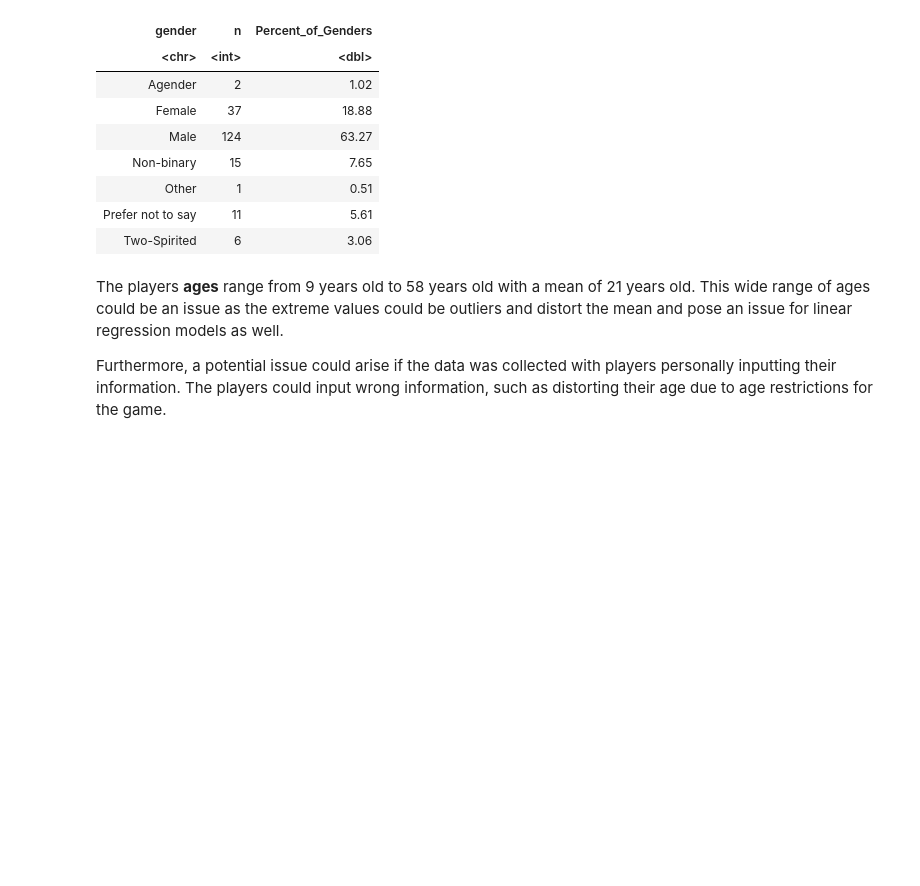
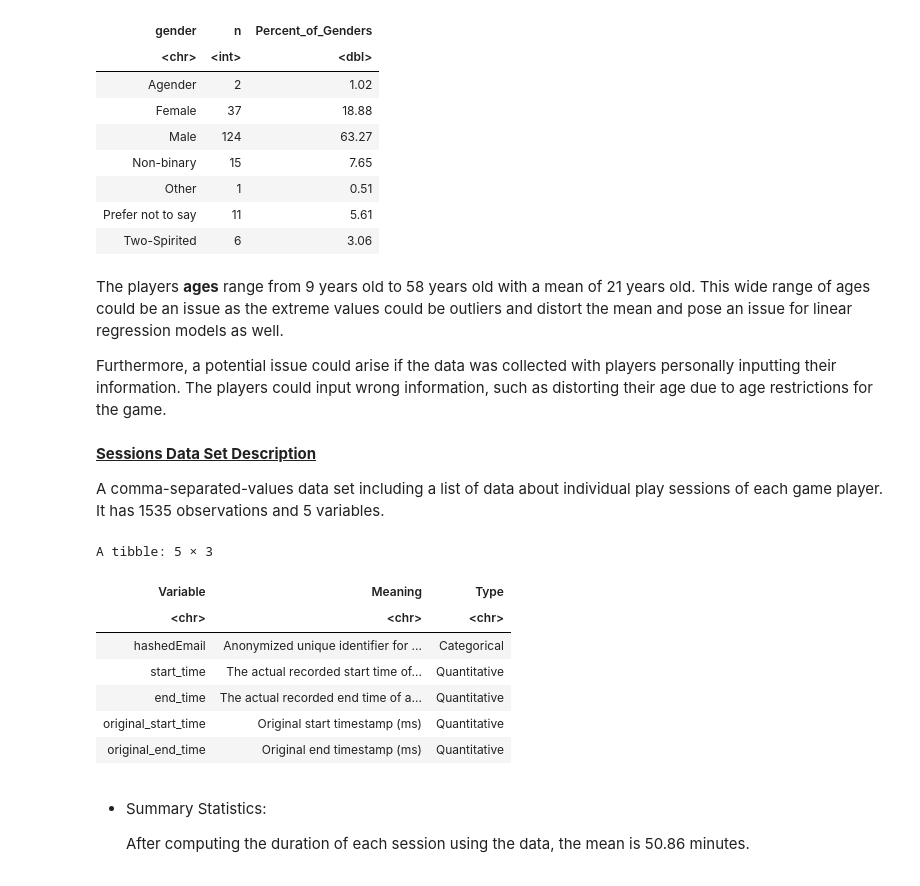
Before and after one commit to charlizechan/dsci100_project, a Jupyter notebook: dsci100_indv.ipynb, the cells around one changed output. Cells and saved outputs as stored; diff of their text form; code cells hidden in the pictures; blank space fills up the shorter version.

```diff
--- a/dsci100_indv.ipynb
+++ b/dsci100_indv.ipynb
@@ -212,3 +212,22 @@ A tibble: 7 × 3
 The players **ages** range from 9 years old to 58 years old with a mean of 21 years old. This wide range of ages could be an issue as the extreme values could be outliers and distort the mean and pose an issue for linear regression models as well.
 
 Furthermore, a potential issue could arise if the data was collected with players personally inputting their information. The players could input wrong information, such as distorting their age due to age restrictions for the game.
+# %% [markdown]
+<u>**Sessions Data Set Description**</u>
+
+A comma-separated-values data set including a list of data about individual play sessions of each game player. It has 1535 observations and 5 variables.
+# %%
+variables_sessions
+# %% [output]
+A tibble: 5 × 3
+| Variable | Meaning | Type |
+| <chr> | <chr> | <chr> |
+| hashedEmail | Anonymized unique identifier for ... | Categorical |
+| start_time | The actual recorded start time of... | Quantitative |
+| end_time | The actual recorded end time of a... | Quantitative |
+| original_start_time | Original start timestamp (ms) | Quantitative |
+| original_end_time | Original end timestamp (ms) | Quantitative |
+# %% [markdown]
+* Summary Statistics:
+
+  After computing the duration of each session using the data, the mean is 50.86 minutes.
```
Also changed, not shown: parts of 6 cells of this notebook.
